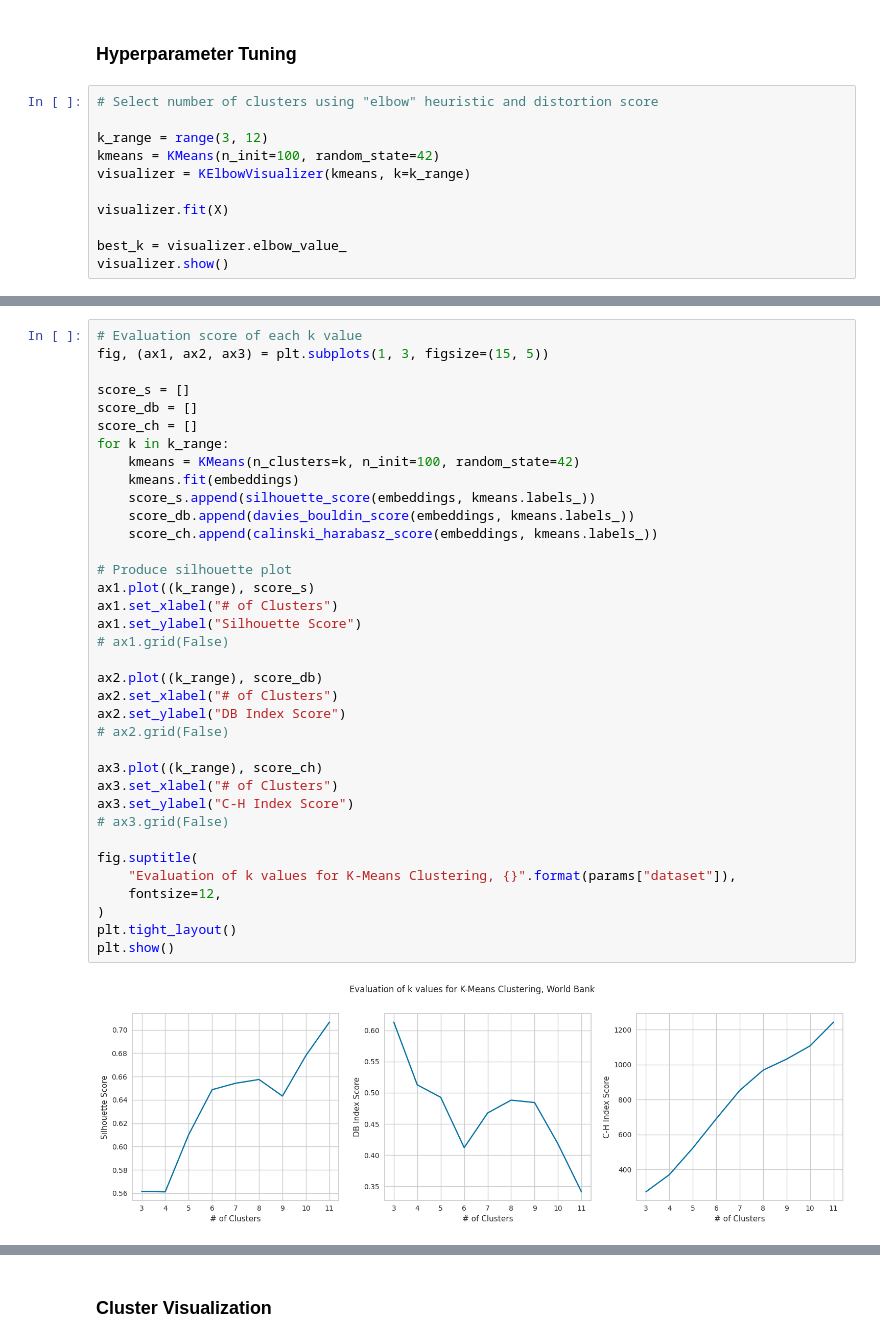
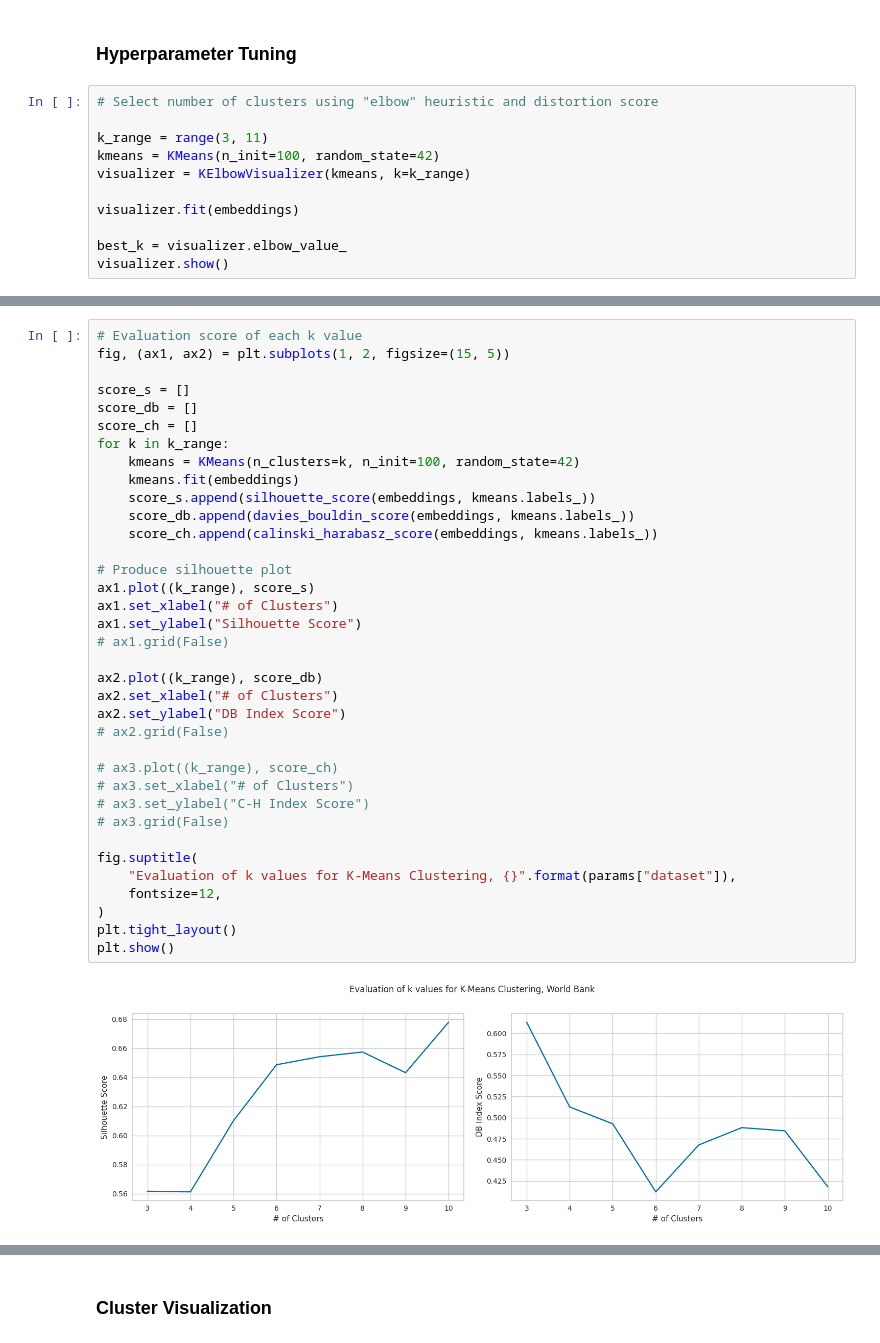
Before and after one commit to JenShumway/MADS_MilestoneII, a Jupyter notebook: modeling_unsupervised/Modeling-Clustering.ipynb, the cells around one changed output, grey strips where cells are left out. Cells and saved outputs as stored; diff of their text form.

Commit message:
Fixed issues and added sensitivity analysis for clustering

```diff
--- a/modeling_unsupervised/Modeling-Clustering.ipynb
+++ b/modeling_unsupervised/Modeling-Clustering.ipynb
@@ -183,11 +181,11 @@ embeddings = umap.UMAP(
 # %%
 # Select number of clusters using "elbow" heuristic and distortion score
 
-k_range = range(3, 12)
+k_range = range(3, 11)
 kmeans = KMeans(n_init=100, random_state=42)
 visualizer = KElbowVisualizer(kmeans, k=k_range)
 
-visualizer.fit(X)
+visualizer.fit(embeddings)
 
 best_k = visualizer.elbow_value_
 visualizer.show()
@@ -196,40 +194,40 @@ visualizer.show()
 <Axes: title={'center': 'Distortion Score Elbow for KMeans Clustering'}, xlabel='k', ylabel='distortion score'>
 # %%
 # Evaluation score of each k value
-fig, (ax1, ax2, ax3) = plt.subplots(1, 3, figsize=(15, 5))
+fig, (ax1, ax2) = plt.subplots(1, 2, figsize=(15, 5))
 
 score_s = []
 score_db = []
 score_ch = []
 for k in k_range:
     kmeans = KMeans(n_clusters=k, n_init=100, random_state=42)
     kmeans.fit(embeddings)
     score_s.append(silhouette_score(embeddings, kmeans.labels_))
     score_db.append(davies_bouldin_score(embeddings, kmeans.labels_))
     score_ch.append(calinski_harabasz_score(embeddings, kmeans.labels_))
 
 # Produce silhouette plot
 ax1.plot((k_range), score_s)
 ax1.set_xlabel("# of Clusters")
 ax1.set_ylabel("Silhouette Score")
 # ax1.grid(False)
 
 ax2.plot((k_range), score_db)
 ax2.set_xlabel("# of Clusters")
 ax2.set_ylabel("DB Index Score")
 # ax2.grid(False)
 
-ax3.plot((k_range), score_ch)
-ax3.set_xlabel("# of Clusters")
-ax3.set_ylabel("C-H Index Score")
+# ax3.plot((k_range), score_ch)
+# ax3.set_xlabel("# of Clusters")
+# ax3.set_ylabel("C-H Index Score")
 # ax3.grid(False)
 
 fig.suptitle(
     "Evaluation of k values for K-Means Clustering, {}".format(params["dataset"]),
     fontsize=12,
 )
 plt.tight_layout()
 plt.show()
 # %% [output]
-[figure, old version]
+[figure, new version]
 # %%
```
Also changed, not shown: parts of 10 cells of this notebook.
